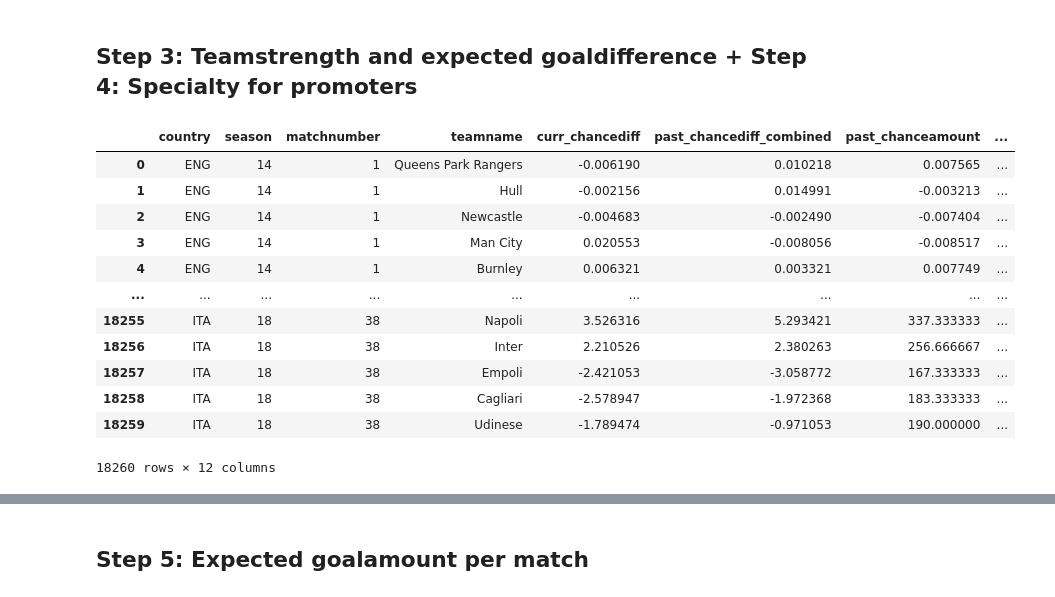
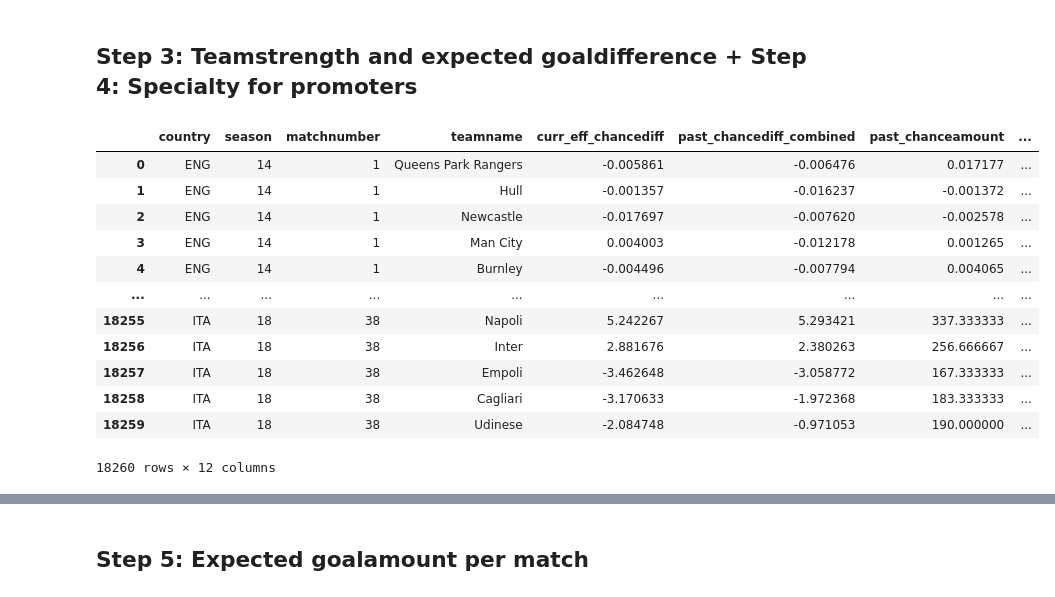
Before and after one commit to LUKEx76/football_prediction, a Jupyter notebook: heuer_model/heuer.ipynb, the cells around one changed output, grey strips where cells are left out. Saved outputs shown, nothing was run; the diff lists cells and outputs as text; code cells hidden in the pictures.

Commit message:
add current effective chancediff

```diff
--- a/heuer_model/heuer.ipynb
+++ b/heuer_model/heuer.ipynb
@@ -196,40 +196,39 @@ Goalamount: 2.936261991159674
 # %%
 df_matches = pd.read_csv('data/matches.csv', sep=';')
 df_matches['bias'] = 1
 
 noise = np.random.normal(0, 0.01, df_matches.shape[0] * 5)
 
-# TODO: calculate avg to replace missing values instead of 0?
 for index, row in df_matches.iterrows():
-    if row["curr_chancediff"] == 0:
-        df_matches.at[index, "curr_chancediff"] = noise[index]
+    if row["curr_eff_chancediff"] == 0:
+        df_matches.at[index, "curr_eff_chancediff"] = noise[index]
     if row["past_chancediff_combined"] == 0:
         df_matches.at[index,
                            "past_chancediff_combined"] = noise[df_matches.shape[0] + index]
     if row["past_chanceamount"] == 0:
         df_matches.at[index,
                            "past_chanceamount"] = noise[df_matches.shape[0] * 2 + index]
     if row["actual_goaldiff"] == 0:
         df_matches.at[index,
                            "actual_goaldiff"] = noise[df_matches.shape[0] * 3 + index]
     if row["actual_goalamount"] == 0:
         df_matches.at[index,
                            "actual_goalamount"] = noise[df_matches.shape[0] * 4 + index]
 
 df_matches
 # %% [output]
-|  | country | season | matchnumber | teamname | curr_chancediff | past_chancediff_combined | past_chanceamount | ... |
-| 0 | ENG | 14 | 1 | Queens Park Rangers | -0.006190 | 0.010218 | 0.007565 | ... |
-| 1 | ENG | 14 | 1 | Hull | -0.002156 | 0.014991 | -0.003213 | ... |
-| 2 | ENG | 14 | 1 | Newcastle | -0.004683 | -0.002490 | -0.007404 | ... |
-| 3 | ENG | 14 | 1 | Man City | 0.020553 | -0.008056 | -0.008517 | ... |
-| 4 | ENG | 14 | 1 | Burnley | 0.006321 | 0.003321 | 0.007749 | ... |
+|  | country | season | matchnumber | teamname | curr_eff_chancediff | past_chancediff_combined | past_chanceamount | ... |
+| 0 | ENG | 14 | 1 | Queens Park Rangers | -0.005861 | -0.006476 | 0.017177 | ... |
+| 1 | ENG | 14 | 1 | Hull | -0.001357 | -0.016237 | -0.001372 | ... |
+| 2 | ENG | 14 | 1 | Newcastle | -0.017697 | -0.007620 | -0.002578 | ... |
+| 3 | ENG | 14 | 1 | Man City | 0.004003 | -0.012178 | 0.001265 | ... |
+| 4 | ENG | 14 | 1 | Burnley | -0.004496 | -0.007794 | 0.004065 | ... |
 | ... | ... | ... | ... | ... | ... | ... | ... | ... |
-| 18255 | ITA | 18 | 38 | Napoli | 3.526316 | 5.293421 | 337.333333 | ... |
-| 18256 | ITA | 18 | 38 | Inter | 2.210526 | 2.380263 | 256.666667 | ... |
-| 18257 | ITA | 18 | 38 | Empoli | -2.421053 | -3.058772 | 167.333333 | ... |
-| 18258 | ITA | 18 | 38 | Cagliari | -2.578947 | -1.972368 | 183.333333 | ... |
-| 18259 | ITA | 18 | 38 | Udinese | -1.789474 | -0.971053 | 190.000000 | ... |
+| 18255 | ITA | 18 | 38 | Napoli | 5.242267 | 5.293421 | 337.333333 | ... |
+| 18256 | ITA | 18 | 38 | Inter | 2.881676 | 2.380263 | 256.666667 | ... |
+| 18257 | ITA | 18 | 38 | Empoli | -3.462648 | -3.058772 | 167.333333 | ... |
+| 18258 | ITA | 18 | 38 | Cagliari | -3.170633 | -1.972368 | 183.333333 | ... |
+| 18259 | ITA | 18 | 38 | Udinese | -2.084748 | -0.971053 | 190.000000 | ... |
 18260 rows × 12 columns
 # %%
 @cache
```
Also changed, not shown: parts of 3 cells of this notebook, 4 other files.
